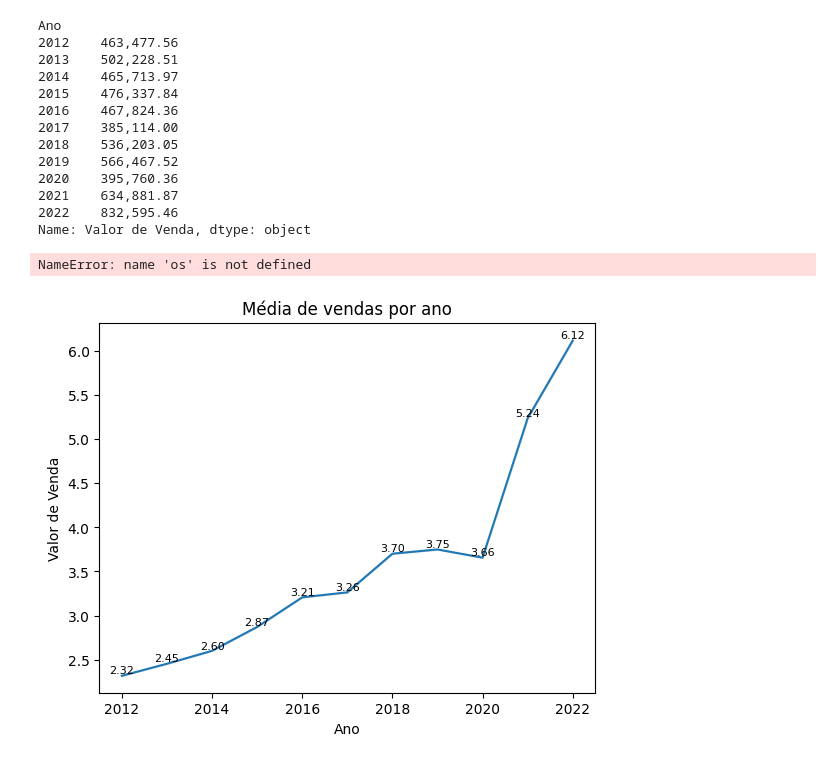
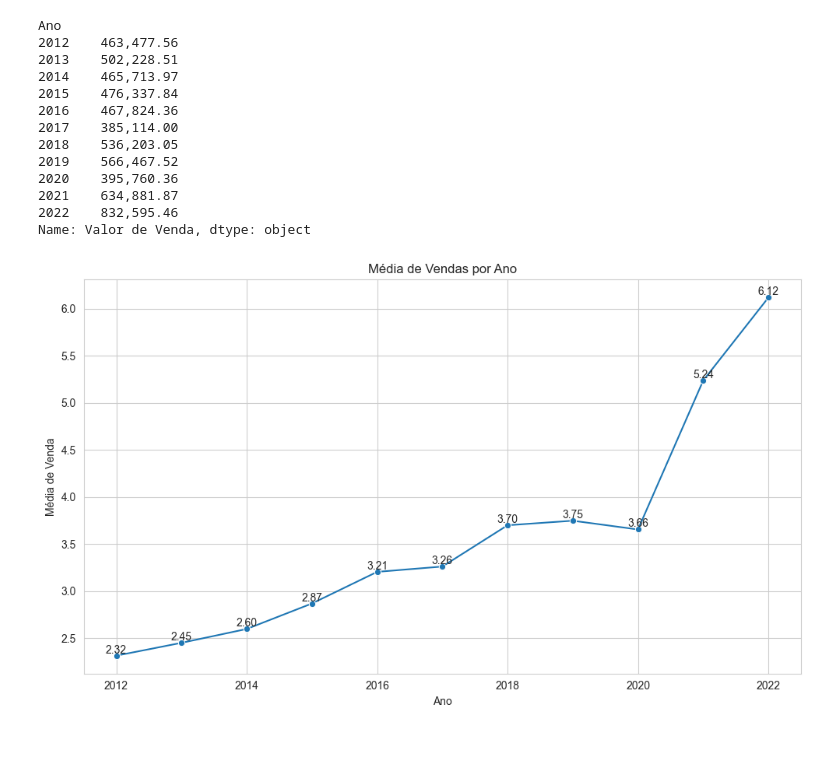
Before and after one commit to Jacksonvieira431/combustiveis_automotivos, a Jupyter notebook: 3_series_temporais.ipynb, the cells around one changed output. Cells and saved outputs as stored; diff of their text form; code cells hidden in the pictures.

Commit message:
Plotando grafificos de series temporais de anos meses e dias

```diff
--- a/3_series_temporais.ipynb
+++ b/3_series_temporais.ipynb
@@ -52,19 +54,21 @@ Name: Valor de Venda, dtype: object
 # %%
 media_vendas_por_ano = amostra_df.groupby('Ano')['Valor de Venda'].mean()
 
-grafico_ano = sns.lineplot(x="Ano", y="Valor de Venda", data=amostra_df)
+sns.set_style("whitegrid")
+plt.figure(figsize=(10, 6))
+
+grafico_ano = sns.lineplot(x=media_vendas_por_ano.index, y=media_vendas_por_ano.values, marker="o")
+
+plt.title("Média de Vendas por Ano")
+plt.xlabel("Ano")
+plt.ylabel("Média de Venda")
 
 for ano, valor_medio in media_vendas_por_ano.items():
-    plt.text(ano, valor_medio, f'{valor_medio:.2f}', ha='center', va='bottom', fontsize=8)
+    plt.text(ano, valor_medio, f'{valor_medio:.2f}', ha='center', va='bottom', fontsize=10)
 
-plt.title("Média de vendas por ano")
-
-if not os.path.exists("Graficos_Seres_Temporais"):
-    os.makedirs("Graficos_Seres_Temporais")
-
-plt.savefig("Graficos_salvos/Maiores-valores-por-Regiao-do-Brasil.png")
+plt.tight_layout()
+plt.savefig("Graficos_Seres_Temporais/Media-de-vendas-por-Ano.png")
 
 plt.show()
 # %% [output]
-NameError: name 'os' is not defined
-[figure, old version]
+[figure, new version]
```
Also changed, not shown: parts of 12 cells of this notebook, 13 other files.
